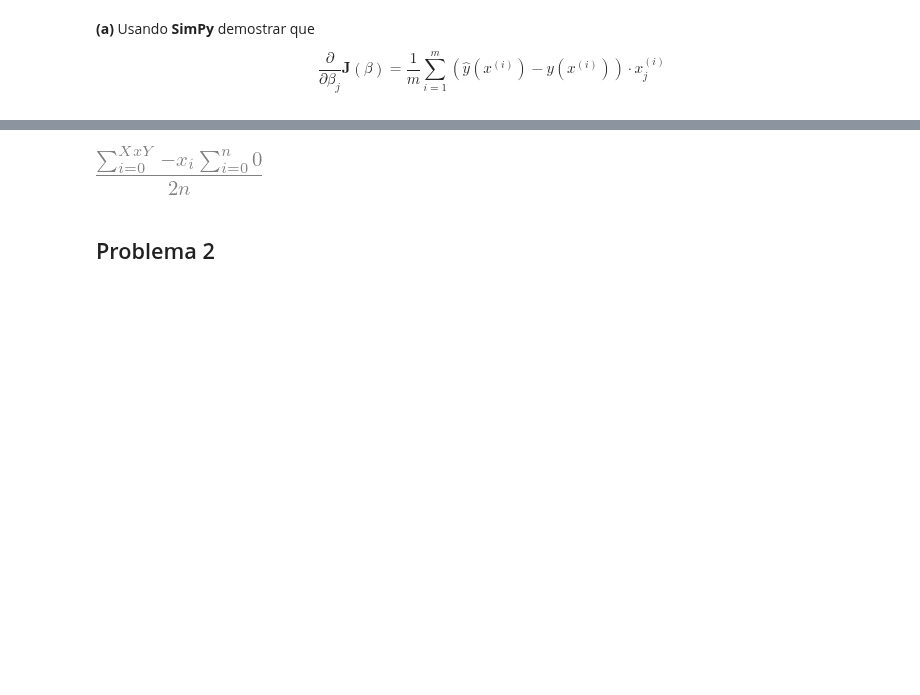
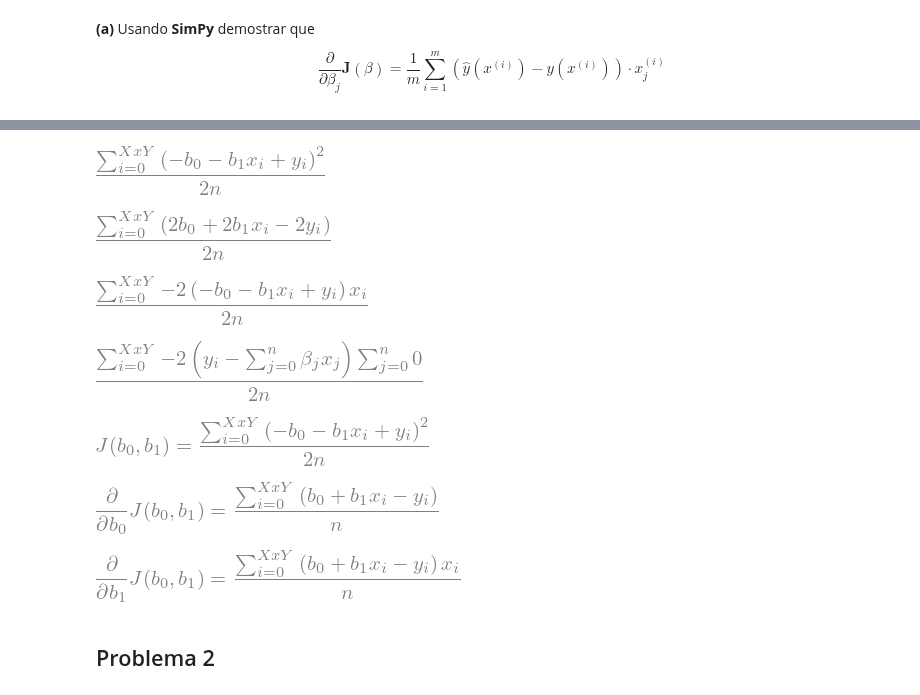
Before and after one commit to jesusigarmor/Matematicas-computacionales-fall2020, a Jupyter notebook: alumnos/MLOPEZJU/Tareas/Sympy.ipynb, the cells around one changed output, grey strips where cells are left out. Drawn from its saved outputs; the diff is of its cells as text; code cells hidden in the pictures; blank space fills up the shorter version.

```diff
--- a/alumnos/MLOPEZJU/Tareas/Sympy.ipynb
+++ b/alumnos/MLOPEZJU/Tareas/Sympy.ipynb
@@ -25,7 +25,7 @@ b = IndexedBase('beta')
 i = symbols('i')
 j = Symbol('j')
 n = Symbol('n')
-y = summation(b[i]*x[i],[i,0,n])
+y = summation(b[j]*x[j],[j,0,n])
 
 y
 # %% [output]
@@ -43,4 +43,4 @@ j
 # %%
-j2 =(1/(2*n))*summation(Yo[i]-(y*x[i]),[i,0,xy])
+j2 =(1/(2*n))*summation((Yo[i]-y)**2,[i,0,xy])
 j2
 # %% [output]
@@ -48,8 +48,41 @@ j2
+# %%
+b0 = Symbol('b0')
+b1 = Symbol('b1')
+
+j3 = (1/(2*n))*summation((Yo[i]-b0-(b1*x[i]))**2,[i,0,xy])
+
+j3
+# %% [output]
+[figure, added]
+# %%
+diff(j3,b0)
+# %% [output]
+[figure, added]
+# %%
+diff(j3,b1)
+# %% [output]
+[figure, added]
 # %%
-bj = Symbol('beta')
-diff(j2, bj)
+b3 = Symbol('beta')
+diff(j2,b3)
 # %% [output]
-[figure, old version]
+[figure, new version]
+# %%
+J = Function('J')
+
+Eq(J(b0,b1),j3)
+# %% [output]
+[figure, added]
+# %%
+J1=Eq(diff(J(b0,b1),b0),simplify(diff(j3,b0)))
+J1
+# %% [output]
+[figure, added]
+# %%
+J2=Eq(diff(J(b0,b1),b1),simplify(diff(j3,b1)))
+J2
+# %% [output]
+[figure, added]
 # %% [markdown]
 ## Problema 2
 # %% [markdown]
```
Also changed, not shown: parts of 3 cells of this notebook, 1 other file.
